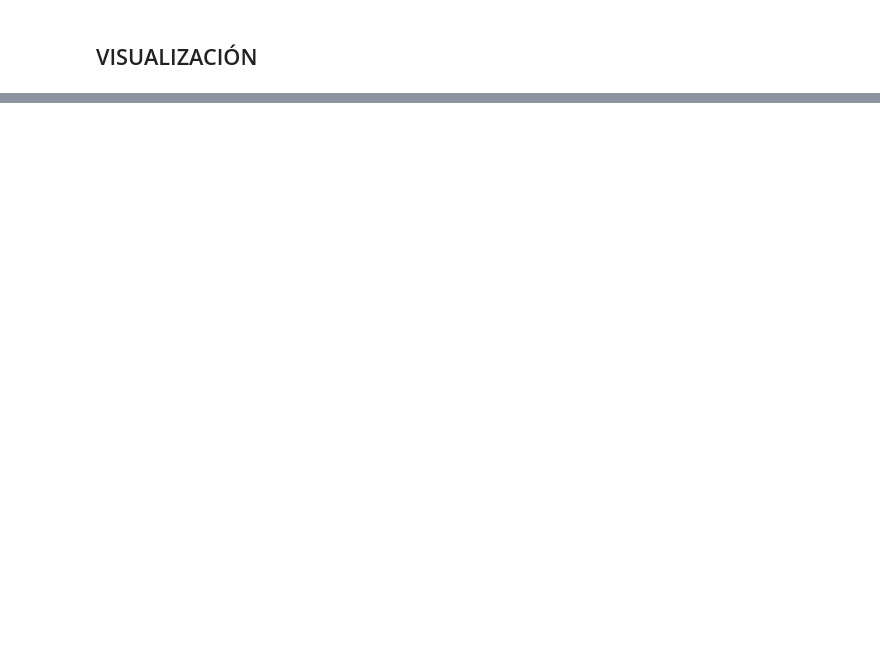
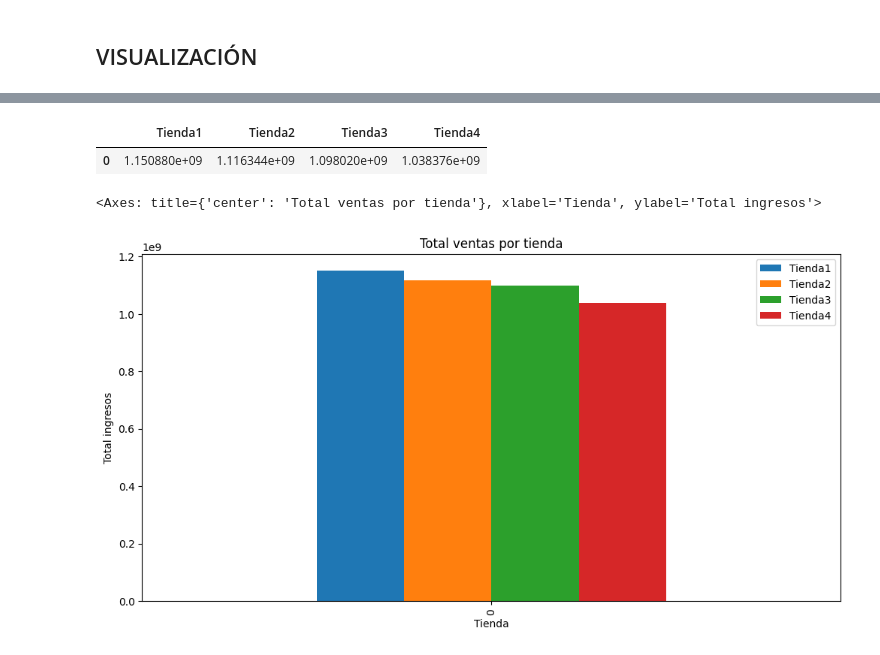
Before and after one commit to Vagoberto10/AluraStore, a Jupyter notebook: AluraStoreLatam.ipynb, the cells around one changed output, grey strips where cells are left out. Drawn from its saved outputs; the diff is of its cells as text; code cells hidden in the pictures; blank space fills up the shorter version.

```diff
--- a/AluraStoreLatam.ipynb
+++ b/AluraStoreLatam.ipynb
@@ -428,0 +442,14 @@ El costo de envió promedio de la tienda 4 es: $23459
+# %%
+ventas_generales = pd.DataFrame({'Tienda1': [ingresosTienda1],
+                                 'Tienda2': [ingresosTienda2],
+                                 'Tienda3': [ingresosTienda3],
+                                 'Tienda4': [ingresosTienda4]})
+ventas_generales
+# %% [output]
+|  | Tienda1 | Tienda2 | Tienda3 | Tienda4 |
+| 0 | 1.150880e+09 | 1.116344e+09 | 1.098020e+09 | 1.038376e+09 |
+# %%
+ventas_generales.plot(kind='bar', figsize=(12,6), title='Total ventas por tienda', xlabel='Tienda', ylabel='Total ingresos', legend=True)
+# %% [output]
+<Axes: title={'center': 'Total ventas por tienda'}, xlabel='Tienda', ylabel='Total ingresos'>
+[figure, added]
```
Also changed, not shown: parts of 10 cells of this notebook.
